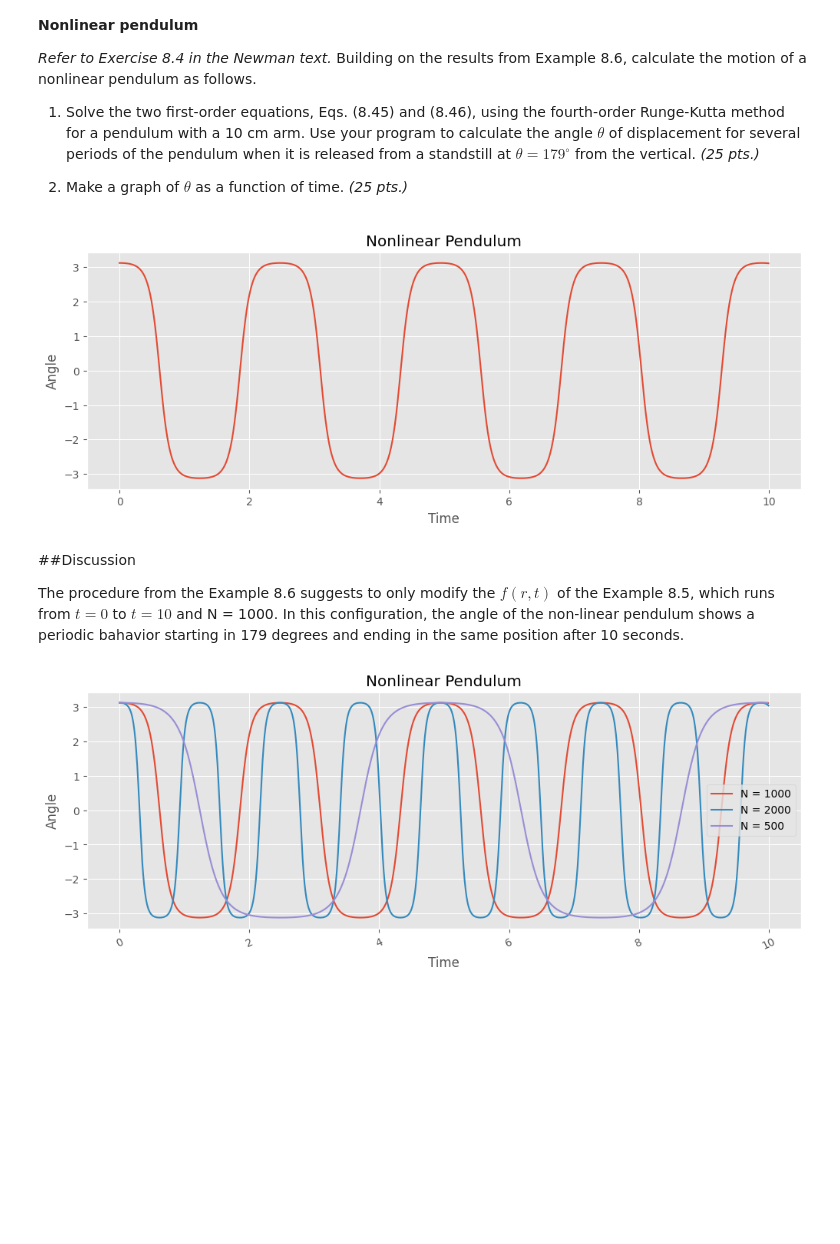
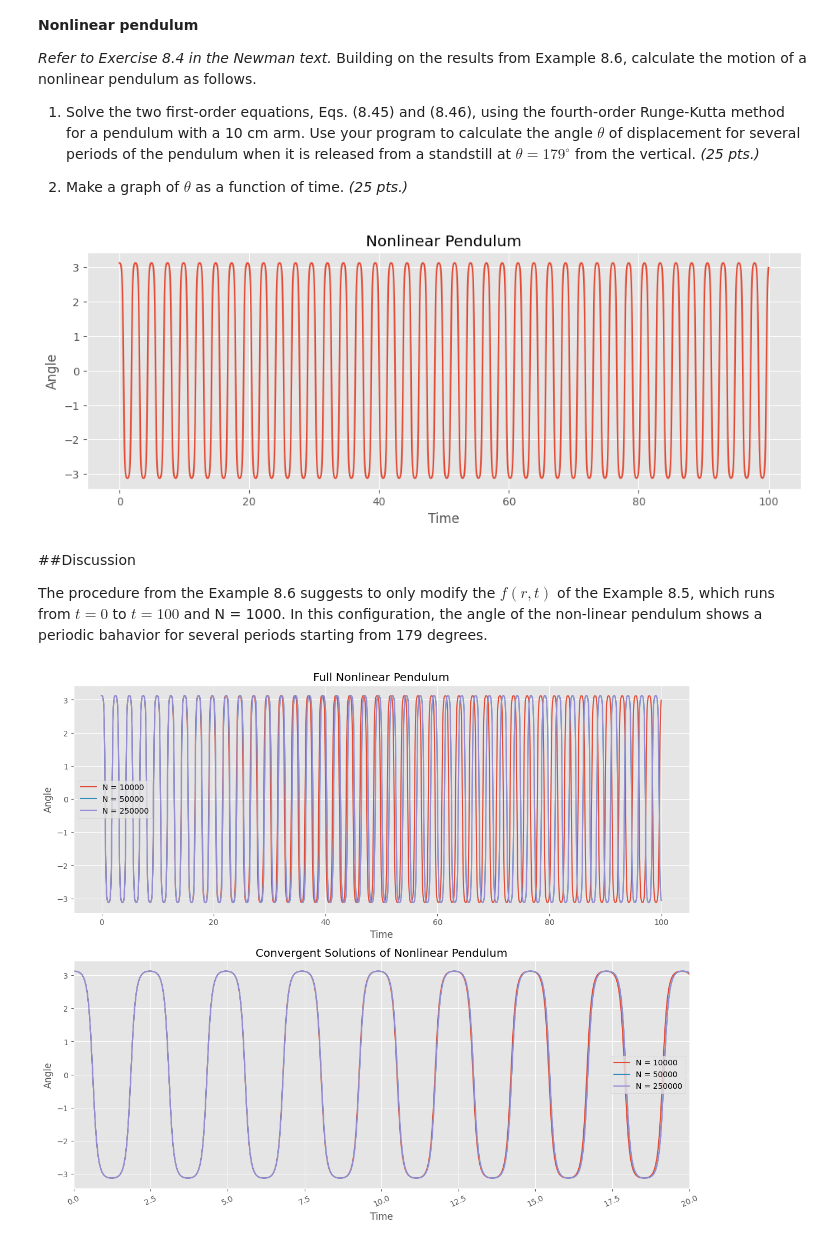
Before and after one commit to jaearao/App-155, a Jupyter notebook: Arao_of_lab_assignment_module4.ipynb, the cells around one changed output. Cells and saved outputs as stored; diff of their text form; code cells hidden in the pictures; blank space fills up the shorter version.

```diff
--- a/Arao_of_lab_assignment_module4.ipynb
+++ b/Arao_of_lab_assignment_module4.ipynb
@@ -148,13 +148,13 @@ omega = 0
 
 #Constants
 a = 0.0
-b = 10.0
-N = 1000
+b = 100.0
+N = 10000
 
 #Test in varying N to test convergence
 h = (b-a)/N
-h_1 = (b-a)/(2*N)
-h_2 = (b-a)/(N/2)
+h_1 = (b-a)/(5*N)
+h_2 = (b-a)/(25*N)
 
 #produce na evenly-spaced testing points in time
 tpoints = arange(a,b,h)
@@ -166,7 +166,7 @@ r = array([theta,omega],float)
 r1 = array([theta,omega],float)
 r2 = array([theta,omega],float)
 
-def tpoint(r,tpoints):
+def tpoint(r,tpoints,h):
   #define a storage
   thetapoints = []
   omegapoints = []
@@ -180,9 +180,9 @@ def tpoint(r,tpoints):
     r += (k1+2*k2+2*k3+k4)/6
   return thetapoints, omegapoints
 
-thetapoints, omegapoints = tpoint(r,tpoints)
-thetapoints1, omegapoints1 = tpoint(r1,tpoints1)
-thetapoints2, omegapoints2 = tpoint(r2,tpoints2)
+thetapoints, omegapoints = tpoint(r,tpoints, h)
+thetapoints1, omegapoints1 = tpoint(r1,tpoints1, h_1)
+thetapoints2, omegapoints2 = tpoint(r2,tpoints2, h_2)
 
 #Plotting
 plt.figure(figsize=(12,4))
@@ -192,23 +192,33 @@ plt.ylabel('Angle')
 plt.title('Nonlinear Pendulum')
 plt.show()
 # %% [output]
-[figure, old version]
+[figure, new version]
 # %% [markdown]
 ##Discussion
 
-The procedure from the Example 8.6 suggests to only modify the $f(r,t)$ of the Example 8.5, which runs from $t = 0$ to $t=10$ and N = 1000. In this configuration, the angle of the non-linear pendulum shows a periodic bahavior starting in 179 degrees and ending in the same position after 10 seconds.
+The procedure from the Example 8.6 suggests to only modify the $f(r,t)$ of the Example 8.5, which runs from $t = 0$ to $t=100$ and N = 1000. In this configuration, the angle of the non-linear pendulum shows a periodic bahavior for several periods starting from 179 degrees.
 # %%
-fig, ax = plt.subplots(figsize=(12, 4))
-ax.plot(tpoints,thetapoints)
-ax.plot(tpoints1,thetapoints1)
-ax.plot(tpoints2,thetapoints2)
-ax.set_xlabel('Time')
-ax.set_ylabel('Angle')
-ax.set_title('Nonlinear Pendulum')
-ax.legend(['N = 1000','N = 2000','N = 500'])
+fig, ax = plt.subplots(2,1,figsize=(12, 10))
+ax[0].plot(tpoints,thetapoints)
+ax[0].plot(tpoints1,thetapoints1)
+ax[0].plot(tpoints2,thetapoints2)
+ax[0].set_xlabel('Time')
+ax[0].set_ylabel('Angle')
+ax[0].set_title('Full Nonlinear Pendulum Solutions')
+ax[0].legend(['N = 10000','N = 50000','N = 250000'])
+
+ax[1].plot(tpoints,thetapoints)
+ax[1].plot(tpoints1,thetapoints1)
+ax[1].plot(tpoints2,thetapoints2)
+ax[1].set_xlabel('Time')
+ax[1].set_ylabel('Angle')
+ax[1].set_title('Convergent Solutions of Nonlinear Pendulum')
+ax[1].legend(['N = 10000','N = 50000','N = 250000'])
+ax[1].set_xlim(0,20)
+fig.tight_layout()
 plt.xticks(rotation=25)
 plt.show()
 # %% [output]
-[figure, old version]
+[figure, new version]
 # %% [markdown]
 ##Convergence
```
Also changed, not shown: parts of 1 cell of this notebook.
